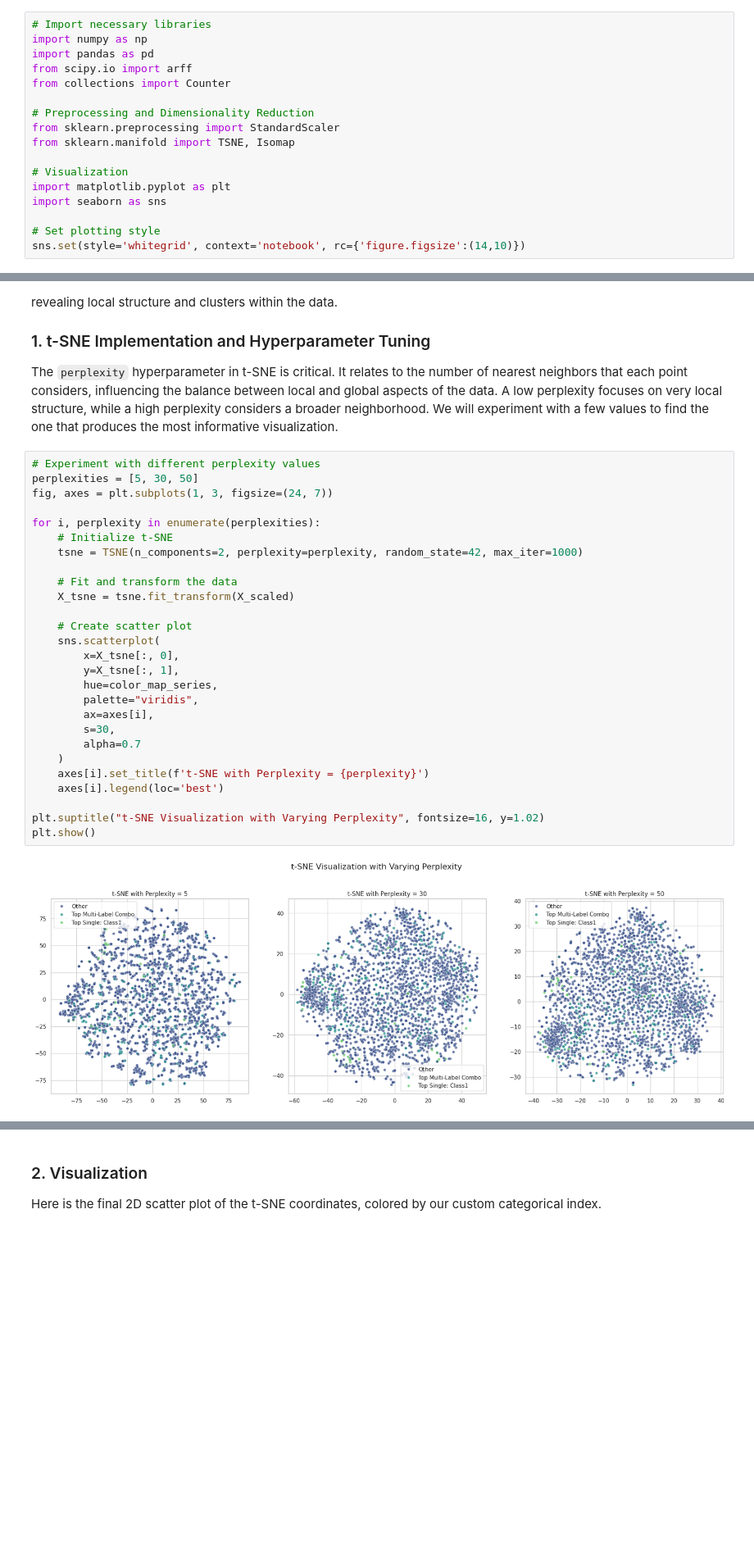
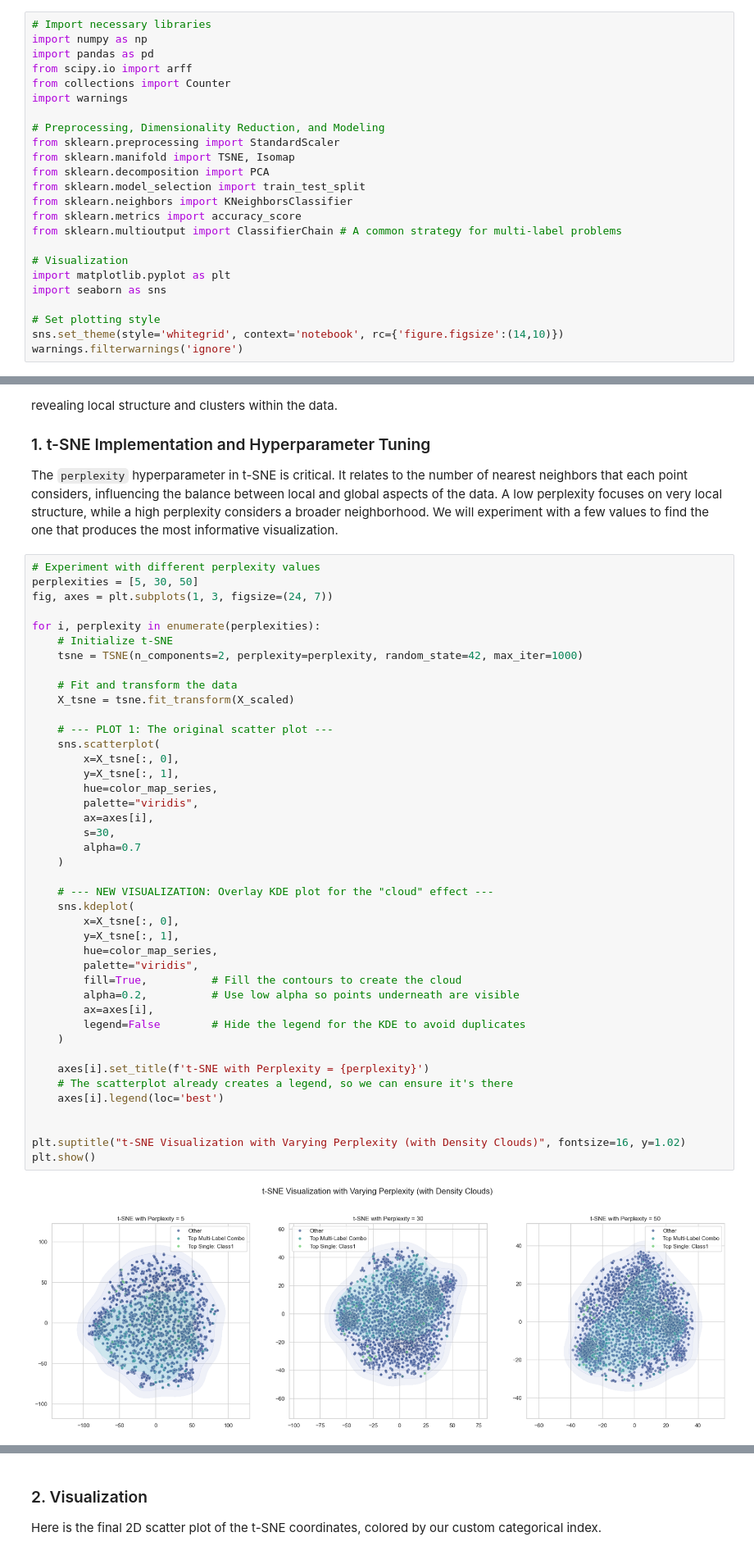
Before and after one commit to Saranath07/Assignment-5-DA5401-da25e003, a Jupyter notebook: da25e003_Assignment_5.ipynb, the cells around one changed output, grey strips where cells are left out. Shown at 82% size. Cells and saved outputs as stored; diff of their text form; blank space fills up the shorter version.

```diff
--- a/da25e003_Assignment_5.ipynb
+++ b/da25e003_Assignment_5.ipynb
@@ -22,17 +21,24 @@ import numpy as np
 import pandas as pd
 from scipy.io import arff
 from collections import Counter
+import warnings
 
-# Preprocessing and Dimensionality Reduction
+# Preprocessing, Dimensionality Reduction, and Modeling
 from sklearn.preprocessing import StandardScaler
 from sklearn.manifold import TSNE, Isomap
+from sklearn.decomposition import PCA
+from sklearn.model_selection import train_test_split
+from sklearn.neighbors import KNeighborsClassifier
+from sklearn.metrics import accuracy_score
+from sklearn.multioutput import ClassifierChain # A common strategy for multi-label problems
 
 # Visualization
 import matplotlib.pyplot as plt
 import seaborn as sns
 
 # Set plotting style
-sns.set(style='whitegrid', context='notebook', rc={'figure.figsize':(14,10)})
+sns.set_theme(style='whitegrid', context='notebook', rc={'figure.figsize':(14,10)})
+warnings.filterwarnings('ignore')
 # %% [markdown]
 The Yeast dataset is provided in an `.arff` file, which contains both the features and labels. We need to parse this file to separate the feature matrix `X` from the multi-label target matrix `Y`. The last 14 attributes in the file correspond to the labels.
 # %%
@@ -195,29 +268,44 @@ The `perplexity` hyperparameter in t-SNE is critical. It relates to the number o
 # %%
 # Experiment with different perplexity values
 perplexities = [5, 30, 50]
 fig, axes = plt.subplots(1, 3, figsize=(24, 7))
 
 for i, perplexity in enumerate(perplexities):
     # Initialize t-SNE
     tsne = TSNE(n_components=2, perplexity=perplexity, random_state=42, max_iter=1000)
 
     # Fit and transform the data
     X_tsne = tsne.fit_transform(X_scaled)
 
-    # Create scatter plot
+    # --- PLOT 1: The original scatter plot ---
     sns.scatterplot(
         x=X_tsne[:, 0],
         y=X_tsne[:, 1],
         hue=color_map_series,
         palette="viridis",
         ax=axes[i],
         s=30,
         alpha=0.7
     )
+
+    # --- NEW VISUALIZATION: Overlay KDE plot for the "cloud" effect ---
+    sns.kdeplot(
+        x=X_tsne[:, 0],
+        y=X_tsne[:, 1],
+        hue=color_map_series,
+        palette="viridis",
+        fill=True,          # Fill the contours to create the cloud
+        alpha=0.2,          # Use low alpha so points underneath are visible
+        ax=axes[i],
+        legend=False        # Hide the legend for the KDE to avoid duplicates
+    )
+
     axes[i].set_title(f't-SNE with Perplexity = {perplexity}')
+    # The scatterplot already creates a legend, so we can ensure it's there
     axes[i].legend(loc='best')
 
-plt.suptitle("t-SNE Visualization with Varying Perplexity", fontsize=16, y=1.02)
+
+plt.suptitle("t-SNE Visualization with Varying Perplexity (with Density Clouds)", fontsize=16, y=1.02)
 plt.show()
 # %% [output]
-[figure, old version]
+[figure, new version]
```
Also changed, not shown: parts of 25 cells of this notebook, 2 other files.
